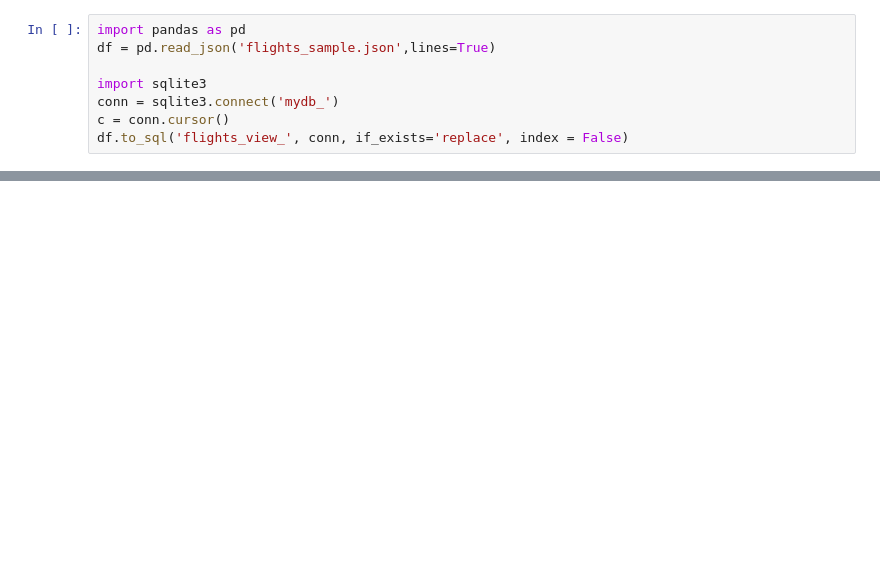
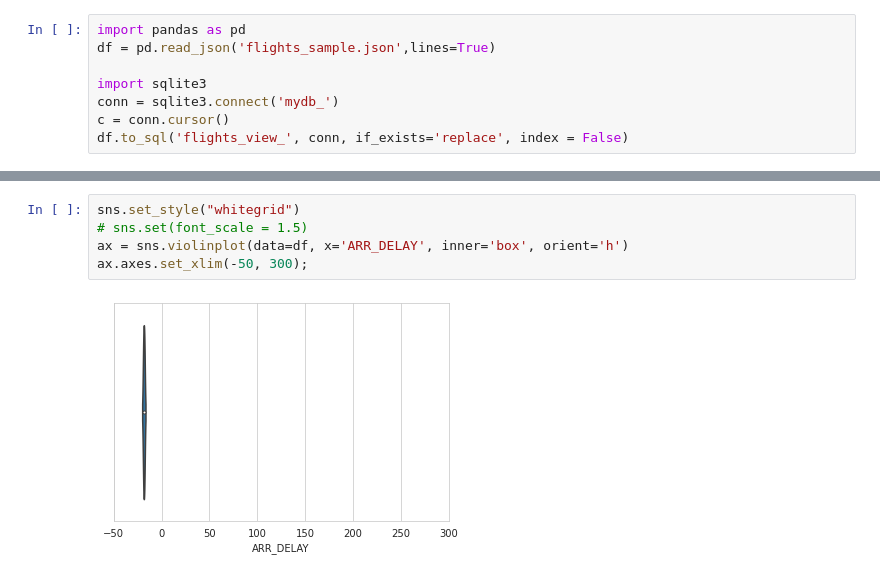
Before and after one commit to prakharsrivastava/powerbi, a Jupyter notebook: Data_Science_on_Google_Cloud_Platform_7.ipynb, the cells around one changed output, grey strips where cells are left out. Cells and saved outputs as stored; diff of their text form; blank space fills up the shorter version.

```diff
--- a/Data_Science_on_Google_Cloud_Platform_7.ipynb
+++ b/Data_Science_on_Google_Cloud_Platform_7.ipynb
@@ -53,0 +121,7 @@ UsageError: Cell magic `%%sql` not found.
+# %%
+sns.set_style("whitegrid")
+# sns.set(font_scale = 1.5)
+ax = sns.violinplot(data=df, x='ARR_DELAY', inner='box', orient='h')
+ax.axes.set_xlim(-50, 300);
+# %% [output]
+[figure, added]
```
Also changed, not shown: parts of 12 cells of this notebook.
